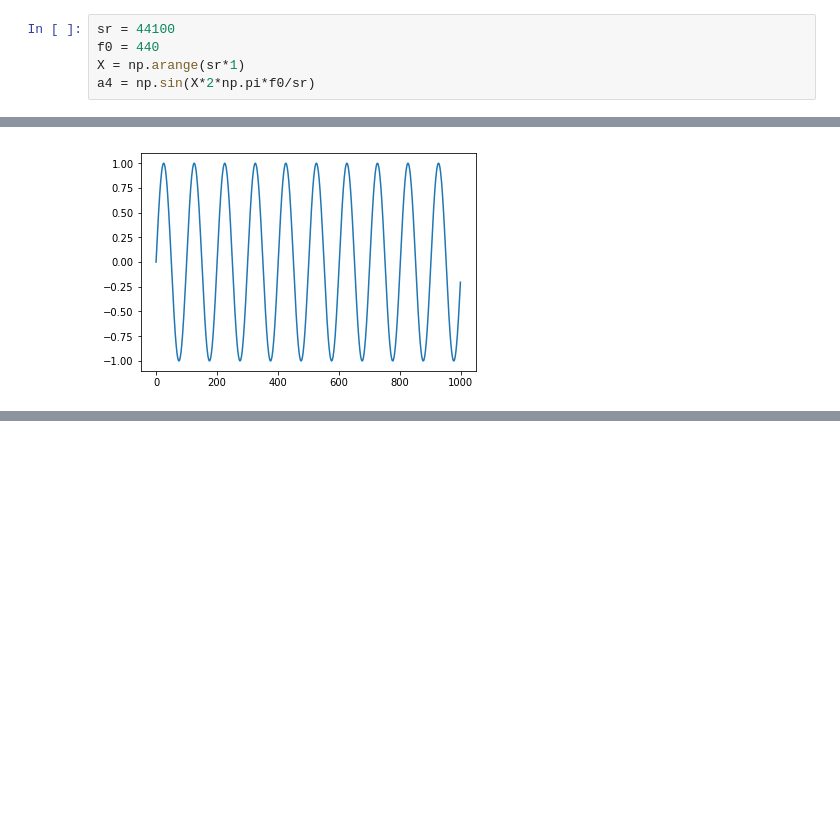
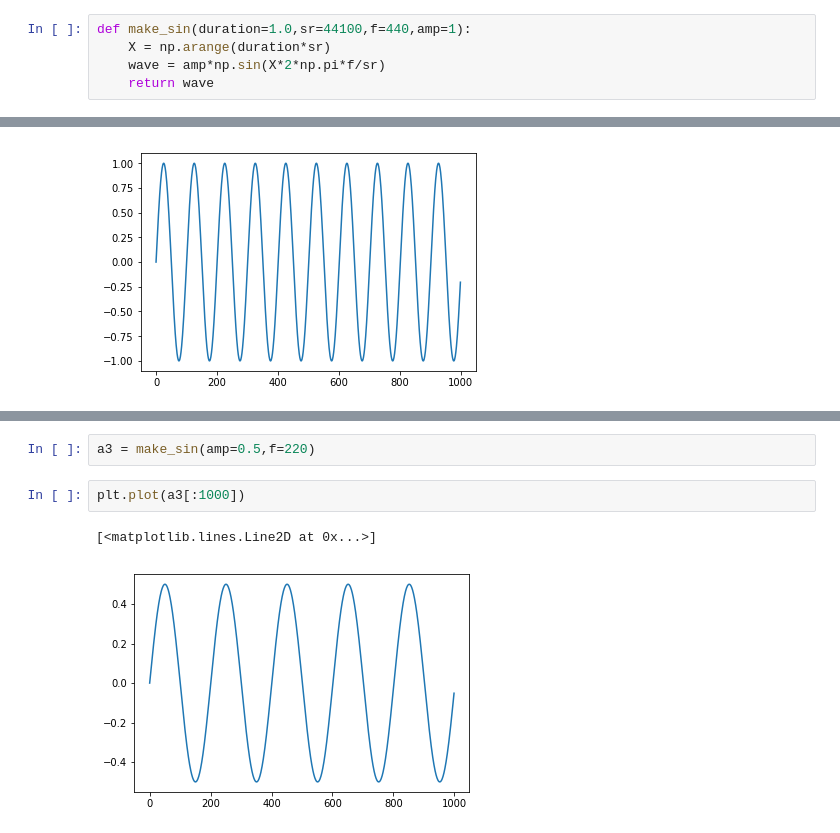
Before and after one commit to Jsimluken/pyTraining, a Jupyter notebook: signal_training.ipynb, the cells around one changed output, grey strips where cells are left out. Saved outputs shown, nothing was run; the diff lists cells and outputs as text; blank space fills up the shorter version.

```diff
--- a/signal_training.ipynb
+++ b/signal_training.ipynb
@@ -5,5 +7,5 @@ import IPython.display
 # %%
-sr = 44100
-f0 = 440
-X = np.arange(sr*1)
-a4 = np.sin(X*2*np.pi*f0/sr)
+def make_sin(duration=1.0,sr=44100,f=440,amp=1):
+    X = np.arange(duration*sr)
+    wave = amp*np.sin(X*2*np.pi*f/sr)
+    return wave
@@ -16,3 +20,10 @@ plt.plot(a4[:1000])
 IPython.display.Audio(a4,rate=44100)
 # %% [output]
 [interactive output not drawn]
+# %%
+a3 = make_sin(amp=0.5,f=220)
+# %%
+plt.plot(a3[:1000])
+# %% [output]
+[<matplotlib.lines.Line2D at 0x...>]
+[figure, added]
```
Also changed, not shown: parts of 23 cells of this notebook.
